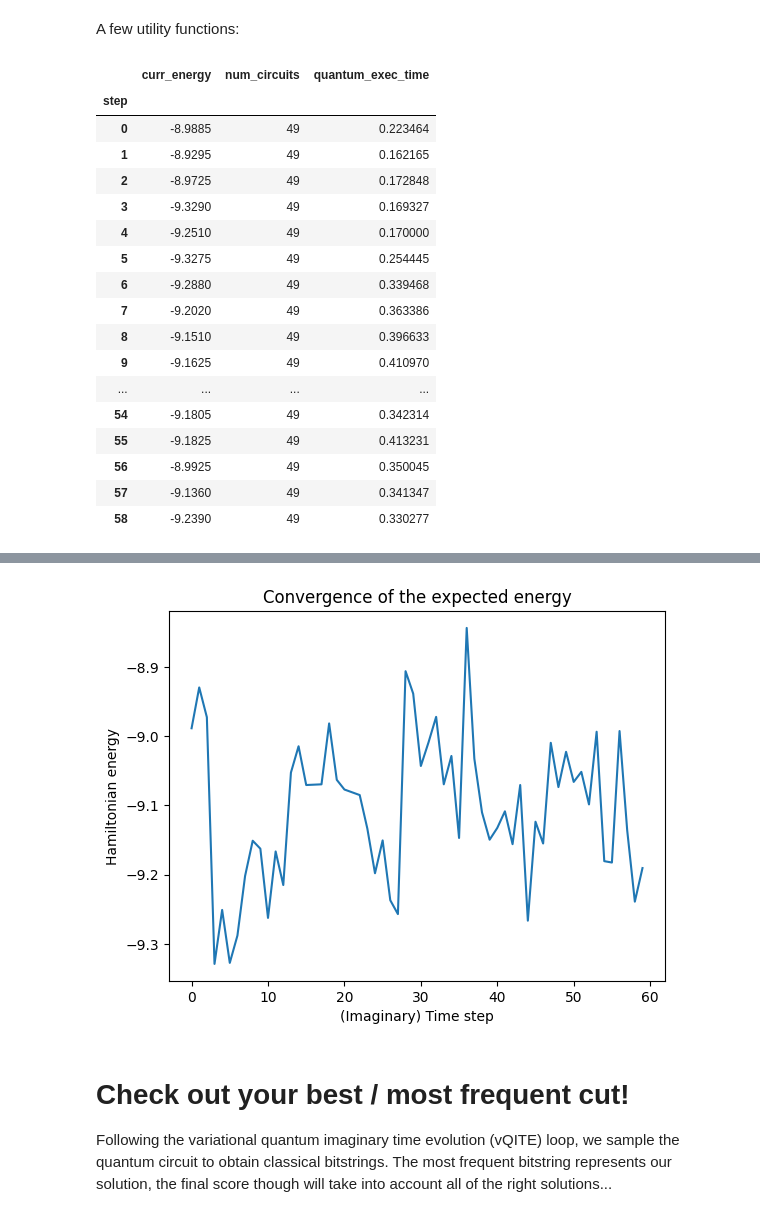
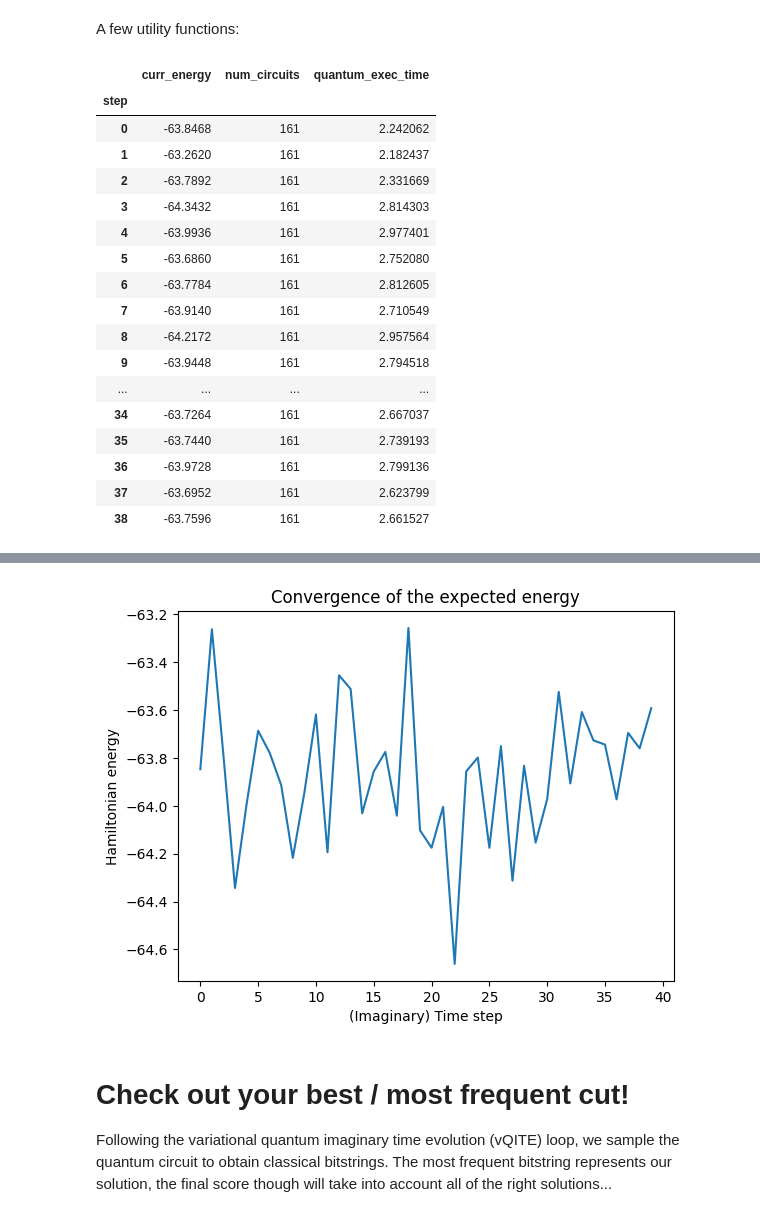
Before and after one commit to funnysomething/iQuHack_HG2025, a Jupyter notebook: IonQuHack2025.ipynb, the cells around one changed output, grey strips where cells are left out. Drawn from its saved outputs; the diff is of its cells as text; code cells hidden in the pictures.

```diff
--- a/IonQuHack2025.ipynb
+++ b/IonQuHack2025.ipynb
@@ -350,7 +341,7 @@ graph8 = star_graph_8()
 # %% [markdown]
 # Input graph
 # %%
-graph = graph4
+graph = graph2
 graph
 # %% [output]
 <networkx.classes.graph.Graph at 0x...>
@@ -388,7 +379,9 @@ def build_ansatz(graph: nx.Graph) -> QuantumCircuit:
         ansatz.cx(u, v)
 
     beta = ParameterVector('b', graph.number_of_nodes())
-    for b, n in zip(beta, graph.nodes):
-        ansatz.rx(b, n)
+    omega = ParameterVector('o', graph.number_of_nodes())
+    for b, o, n in zip(beta, omega, graph.nodes):
+        # ansatz.rz(b, n)
+        ansatz.rx(o, v)
 
     return ansatz
@@ -616,6 +705,7 @@ class QITEvolver:
         the action of ``self.hamiltonian`` according to varQITE.
         """
         curr_params = np.zeros(self.ansatz.num_parameters)
+        velocity = np.zeros(self.ansatz.num_parameters)
         for k in range(num_steps):
             # Get circuits and measure on backend
             iter_qc = self.get_iteration_circuits(curr_params)
@@ -627,6 +717,7 @@ class QITEvolver:
             # Update parameters-- set up defining ODE and step forward
             Gmat, dvec, curr_energy = self.get_defining_ode(measurements)
             dcurr_params = np.linalg.lstsq(Gmat, dvec, rcond=1e-2)[0]
+
             curr_params += lr * dcurr_params
 
             # Progress checkpoint!
@@ -780,26 +871,26 @@ def interpret_solution(graph, bitstring):
 
 # Set up your QITEvolver and evolve!
 qit_evolver = QITEvolver(ham, ansatz)
-qit_evolver.evolve(num_steps=60, lr=0.2, verbose=True) # lr was 0.5
+qit_evolver.evolve(num_steps=40, lr=0.3, verbose=True) # lr was 0.5
 
 # Visualize your results!
 qit_evolver.plot_convergence()
 # %% [output]
 |  | curr_energy | num_circuits | quantum_exec_time |
 | step |  |  |  |
-| 0 | -8.9885 | 49 | 0.223464 |
-| 1 | -8.9295 | 49 | 0.162165 |
-| 2 | -8.9725 | 49 | 0.172848 |
-| 3 | -9.3290 | 49 | 0.169327 |
-| 4 | -9.2510 | 49 | 0.170000 |
-| 5 | -9.3275 | 49 | 0.254445 |
-| 6 | -9.2880 | 49 | 0.339468 |
-| 7 | -9.2020 | 49 | 0.363386 |
-| 8 | -9.1510 | 49 | 0.396633 |
-| 9 | -9.1625 | 49 | 0.410970 |
+| 0 | -63.8468 | 161 | 2.242062 |
+| 1 | -63.2620 | 161 | 2.182437 |
+| 2 | -63.7892 | 161 | 2.331669 |
+| 3 | -64.3432 | 161 | 2.814303 |
+| 4 | -63.9936 | 161 | 2.977401 |
+| 5 | -63.6860 | 161 | 2.752080 |
+| 6 | -63.7784 | 161 | 2.812605 |
+| 7 | -63.9140 | 161 | 2.710549 |
+| 8 | -64.2172 | 161 | 2.957564 |
+| 9 | -63.9448 | 161 | 2.794518 |
 | ... | ... | ... | ... |
-| 54 | -9.1805 | 49 | 0.342314 |
-| 55 | -9.1825 | 49 | 0.413231 |
-| 56 | -8.9925 | 49 | 0.350045 |
-| 57 | -9.1360 | 49 | 0.341347 |
-| 58 | -9.2390 | 49 | 0.330277 |
+| 34 | -63.7264 | 161 | 2.667037 |
+| 35 | -63.7440 | 161 | 2.739193 |
+| 36 | -63.9728 | 161 | 2.799136 |
+| 37 | -63.6952 | 161 | 2.623799 |
+| 38 | -63.7596 | 161 | 2.661527 |
@@ -808,4 +899,4 @@ Wall time: 47.2 s
-[figure, old version]
+[figure, new version]
 # %% [markdown]
 # Check out your best / most frequent cut!
 Following the variational quantum imaginary time evolution (vQITE) loop, we sample the quantum circuit to obtain classical bitstrings.  The most frequent bitstring represents our solution, the final score though will take into account all of the right solutions...
```
Also changed, not shown: parts of 13 cells of this notebook.
